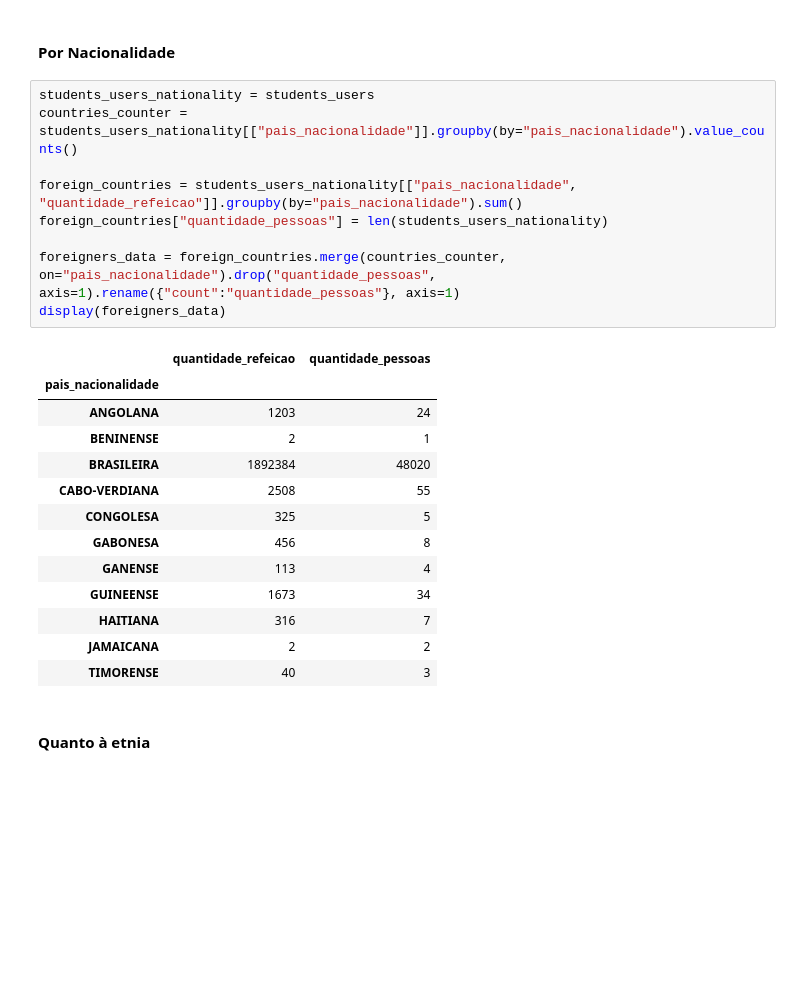
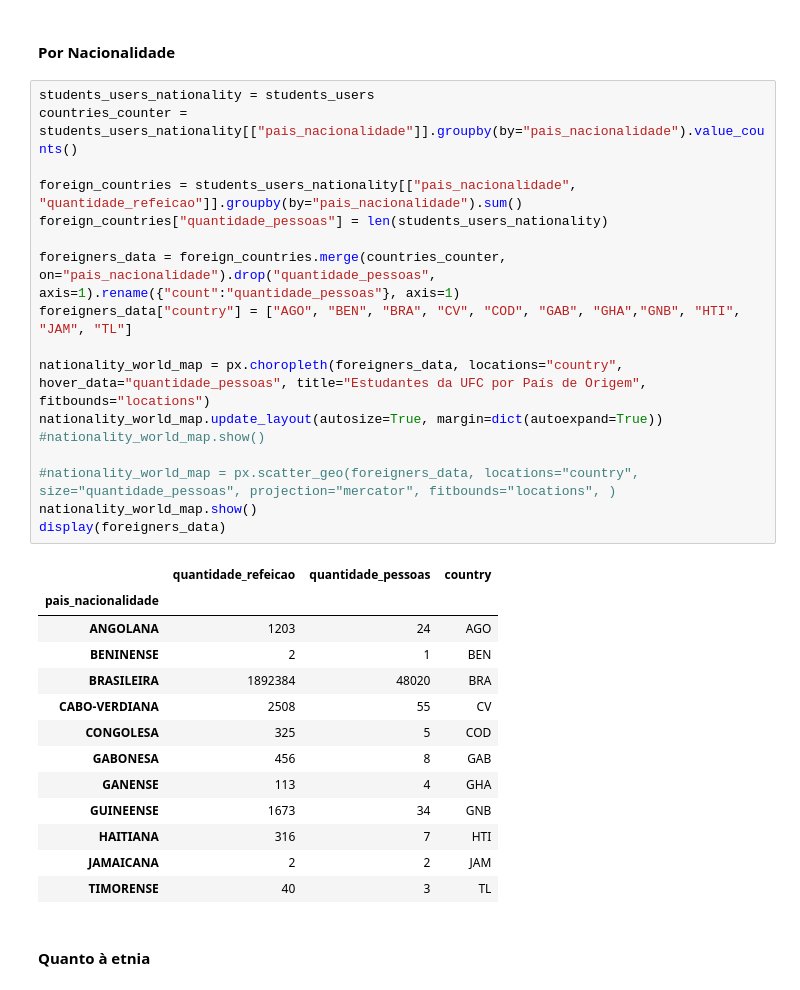
Before and after one commit to Yuri3358/comensais-ru-ufc, a Jupyter notebook: main.ipynb, the cells around one changed output. Drawn from its saved outputs; the diff is of its cells as text; blank space fills up the shorter version.

Commit message:
feat: map of students nationality

```diff
--- a/main.ipynb
+++ b/main.ipynb
@@ -25,26 +27,34 @@ students_users_origins = students_users[["uf_naturalidade", "quantidade_refeicao
 # %%
 students_users_nationality = students_users
 countries_counter = students_users_nationality[["pais_nacionalidade"]].groupby(by="pais_nacionalidade").value_counts()
 
 foreign_countries = students_users_nationality[["pais_nacionalidade", "quantidade_refeicao"]].groupby(by="pais_nacionalidade").sum()
 foreign_countries["quantidade_pessoas"] = len(students_users_nationality)
 
 foreigners_data = foreign_countries.merge(countries_counter, on="pais_nacionalidade").drop("quantidade_pessoas", axis=1).rename({"count":"quantidade_pessoas"}, axis=1)
+foreigners_data["country"] = ["AGO", "BEN", "BRA", "CV", "COD", "GAB", "GHA","GNB", "HTI", "JAM", "TL"]
+
+nationality_world_map = px.choropleth(foreigners_data, locations="country", hover_data="quantidade_pessoas", title="Estudantes da UFC por País de Origem", fitbounds="locations")
+nationality_world_map.update_layout(autosize=True, margin=dict(autoexpand=True))
+#nationality_world_map.show()
+
+#nationality_world_map = px.scatter_geo(foreigners_data, locations="country", size="quantidade_pessoas", projection="mercator", fitbounds="locations", )
+nationality_world_map.show()
 display(foreigners_data)
 # %% [output]
-|  | quantidade_refeicao | quantidade_pessoas |
-| pais_nacionalidade |  |  |
-| ANGOLANA | 1203 | 24 |
-| BENINENSE | 2 | 1 |
-| BRASILEIRA | 1892384 | 48020 |
-| CABO-VERDIANA | 2508 | 55 |
-| CONGOLESA | 325 | 5 |
-| GABONESA | 456 | 8 |
-| GANENSE | 113 | 4 |
-| GUINEENSE | 1673 | 34 |
-| HAITIANA | 316 | 7 |
-| JAMAICANA | 2 | 2 |
-| TIMORENSE | 40 | 3 |
+|  | quantidade_refeicao | quantidade_pessoas | country |
+| pais_nacionalidade |  |  |  |
+| ANGOLANA | 1203 | 24 | AGO |
+| BENINENSE | 2 | 1 | BEN |
+| BRASILEIRA | 1892384 | 48020 | BRA |
+| CABO-VERDIANA | 2508 | 55 | CV |
+| CONGOLESA | 325 | 5 | COD |
+| GABONESA | 456 | 8 | GAB |
+| GANENSE | 113 | 4 | GHA |
+| GUINEENSE | 1673 | 34 | GNB |
+| HAITIANA | 316 | 7 | HTI |
+| JAMAICANA | 2 | 2 | JAM |
+| TIMORENSE | 40 | 3 | TL |
 # %% [markdown]
 #### Quanto à etnia
 # %%
```
Also changed, not shown: parts of 2 cells of this notebook.
